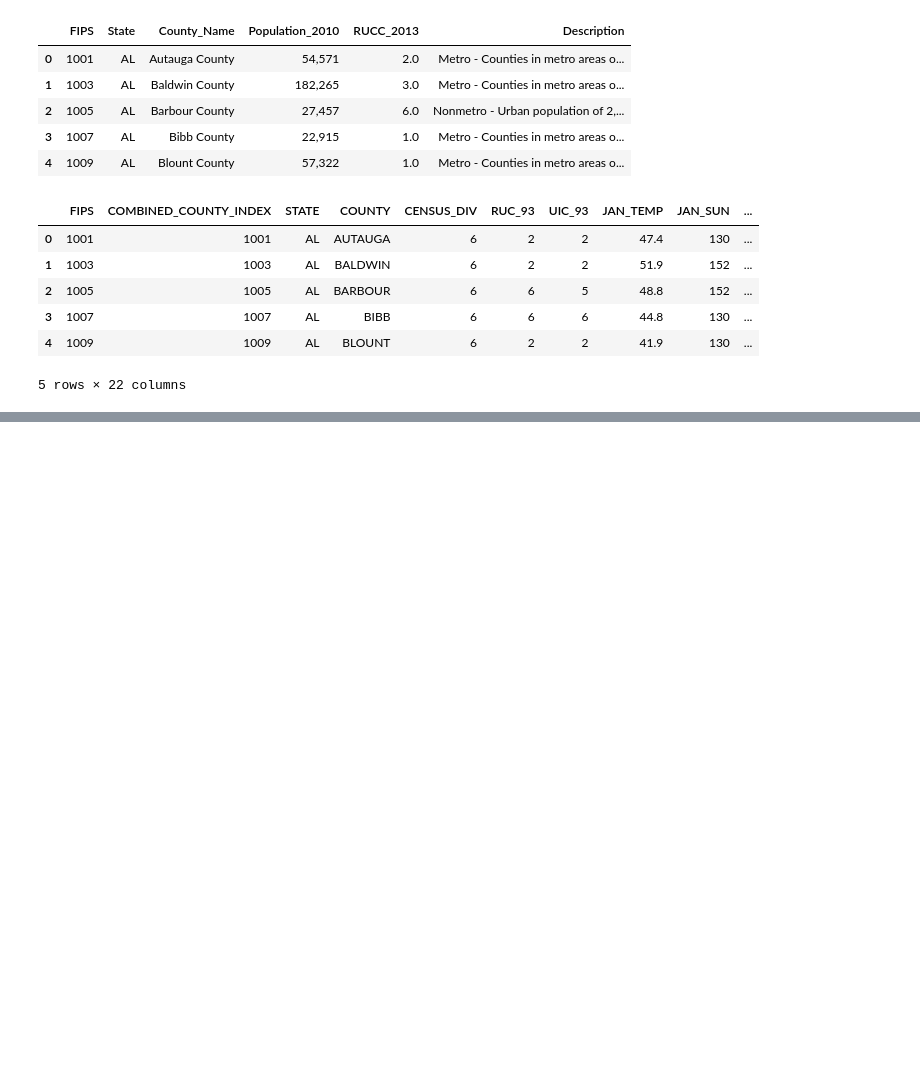
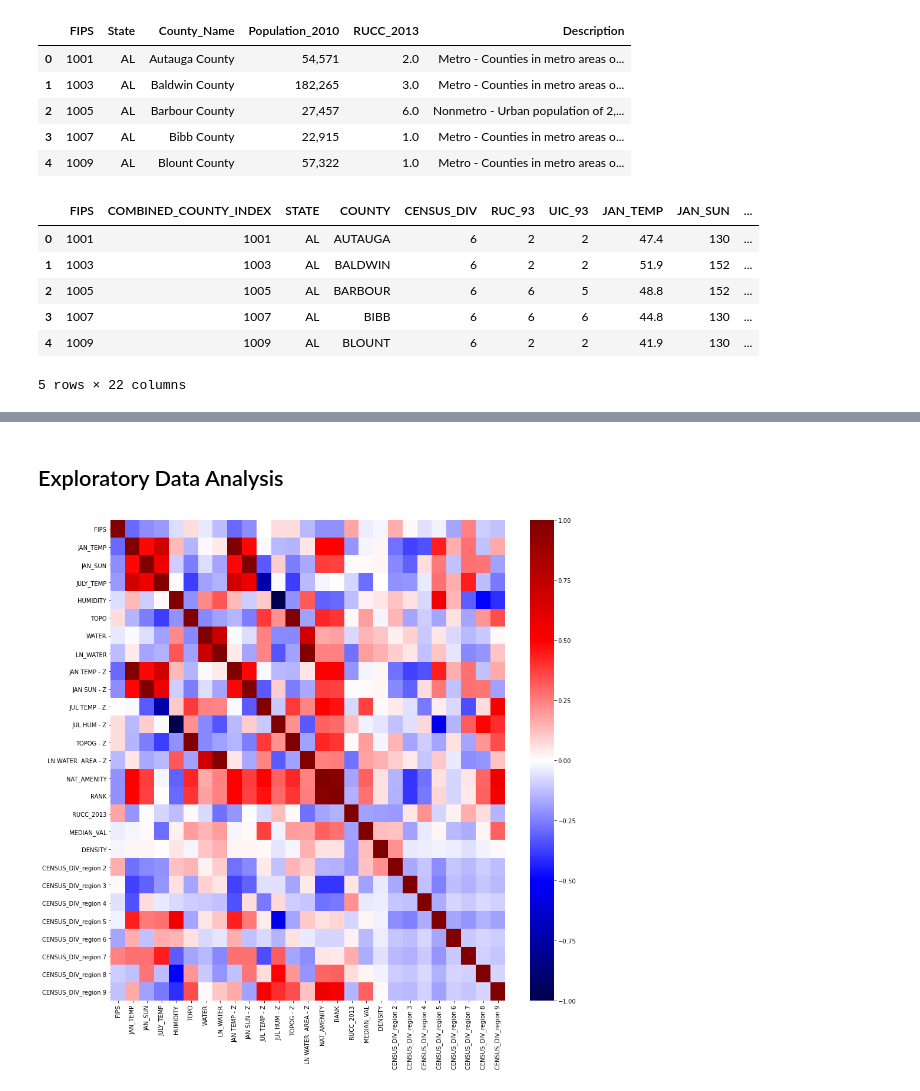
Before and after one commit to pjn51/beauty-and-value, a Jupyter notebook: metis_project_2.ipynb, the cells around one changed output, grey strips where cells are left out. Cells and saved outputs as stored; diff of their text form; code cells hidden in the pictures; blank space fills up the shorter version.

```diff
--- a/metis_project_2.ipynb
+++ b/metis_project_2.ipynb
@@ -251,0 +484,4 @@ KeyError: 0        1001
+# %%
+cat_x = df.loc[:, ['CENSUS_DIV']]
+cat_y = df['MEDIAN_VAL']
+cat_x
@@ -251,0 +504,4 @@ KeyError: 0        1001
+# %%
+from sklearn.preprocessing import OneHotEncoder
+ohe = OneHotEncoder(drop='first', sparse=False)
+ohe.fit(cat_x)
@@ -251,0 +510,10 @@ KeyError: 0        1001
+# %%
+# transforming ohe_x, putting cat feature into a df
+ohe_x = ohe.transform(cat_x)
+columns = ohe.get_feature_names(['CENSUS_DIV'])
+ohe_x_df = pd.DataFrame(ohe_x, columns=columns, index=cat_x.index)
+# ohe_x_df
+# %%
+# recombining the categorical and numeric variables
+df = pd.concat([df, ohe_x_df],axis=1)
+df
@@ -251,0 +551,9 @@ KeyError: 0        1001
+# %% [markdown]
+## Exploratory Data Analysis
+# %%
+import seaborn as sns
+import matplotlib.pyplot as plt
+fig, ax = plt.subplots(figsize=(15, 15))
+sns.heatmap(df.corr(), cmap="seismic", vmin=-1, vmax=1, ax=ax);
+# %% [output]
+[figure, added]
```
Also changed, not shown: parts of 79 cells of this notebook, 3 other files.
